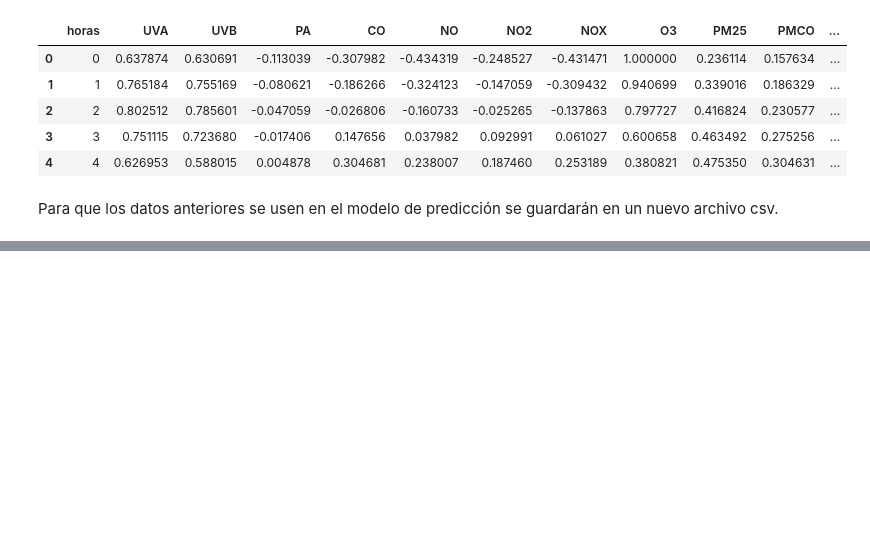
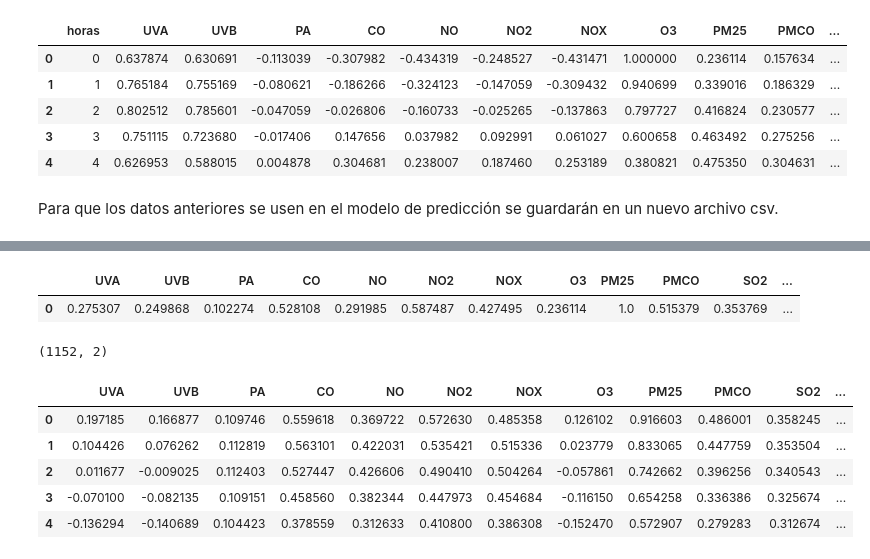
Before and after one commit to DanielBustillos/Forecast-pollution-CDMX, a Jupyter notebook: correlacion/02_correlaciones.ipynb, the cells around one changed output, grey strips where cells are left out. Cells and saved outputs as stored; diff of their text form; code cells hidden in the pictures; blank space fills up the shorter version.

```diff
--- a/correlacion/02_correlaciones.ipynb
+++ b/correlacion/02_correlaciones.ipynb
@@ -394,0 +442,7 @@ O3_72_df.to_csv(r'/home/pradel/Desktop/Forecast_CDMX_pollution/correlacion/sub_d
+# %%
+# Se reinicia el índice y visualizamos el nuevo dataframe
+hora_0_pm25 = hora_0_pm25.reset_index(drop=True)
+hora_0_pm25.head()
+# %% [output]
+|  | UVA | UVB | PA | CO | NO | NO2 | NOX | O3 | PM25 | PMCO | SO2 | ... |
+| 0 | 0.275307 | 0.249868 | 0.102274 | 0.528108 | 0.291985 | 0.587487 | 0.427495 | 0.236114 | 1.0 | 0.515379 | 0.353769 | ... |
@@ -394,0 +452,4 @@ O3_72_df.to_csv(r'/home/pradel/Desktop/Forecast_CDMX_pollution/correlacion/sub_d
+# %%
+hora_72_pm25.shape
+# %% [output]
+(1152, 2)
@@ -394,0 +464,21 @@ O3_72_df.to_csv(r'/home/pradel/Desktop/Forecast_CDMX_pollution/correlacion/sub_d
+# %%
+# Se concatenan los dataframes
+hora_72_pm25_c = pd.concat({k:v for (k,v) in dfs_72_pm25.items()}, axis = 1)
+# %%
+# Eliminación del multiíndice
+hora_72_pm25_c.columns = hora_72_pm25_c.columns.droplevel()
+# %%
+# Se quitan columnas innecesarias
+hora_72_pm25_c.drop(['contaminante'], axis=1, inplace = True)
+# %%
+hora_72_pm25_c.columns = ['UVA', 'UVB', 'PA', 'CO', 'NO', 'NO2', 'NOX', 'O3', 'PM25', 'PMCO', 'SO2', 'RH'
+             , 'TMP', 'WSP', 'WDR', 'PM10']
+# %%
+hora_72_pm25_c.head()
+# %% [output]
+|  | UVA | UVB | PA | CO | NO | NO2 | NOX | O3 | PM25 | PMCO | SO2 | ... |
+| 0 | 0.197185 | 0.166877 | 0.109746 | 0.559618 | 0.369722 | 0.572630 | 0.485358 | 0.126102 | 0.916603 | 0.486001 | 0.358245 | ... |
+| 1 | 0.104426 | 0.076262 | 0.112819 | 0.563101 | 0.422031 | 0.535421 | 0.515336 | 0.023779 | 0.833065 | 0.447759 | 0.353504 | ... |
+| 2 | 0.011677 | -0.009025 | 0.112403 | 0.527447 | 0.426606 | 0.490410 | 0.504264 | -0.057861 | 0.742662 | 0.396256 | 0.340543 | ... |
+| 3 | -0.070100 | -0.082135 | 0.109151 | 0.458560 | 0.382344 | 0.447973 | 0.454684 | -0.116150 | 0.654258 | 0.336386 | 0.325674 | ... |
+| 4 | -0.136294 | -0.140689 | 0.104423 | 0.378559 | 0.312633 | 0.410800 | 0.386308 | -0.152470 | 0.572907 | 0.279283 | 0.312674 | ... |
```
Also changed, not shown: parts of 23 cells of this notebook, 9 other files.
